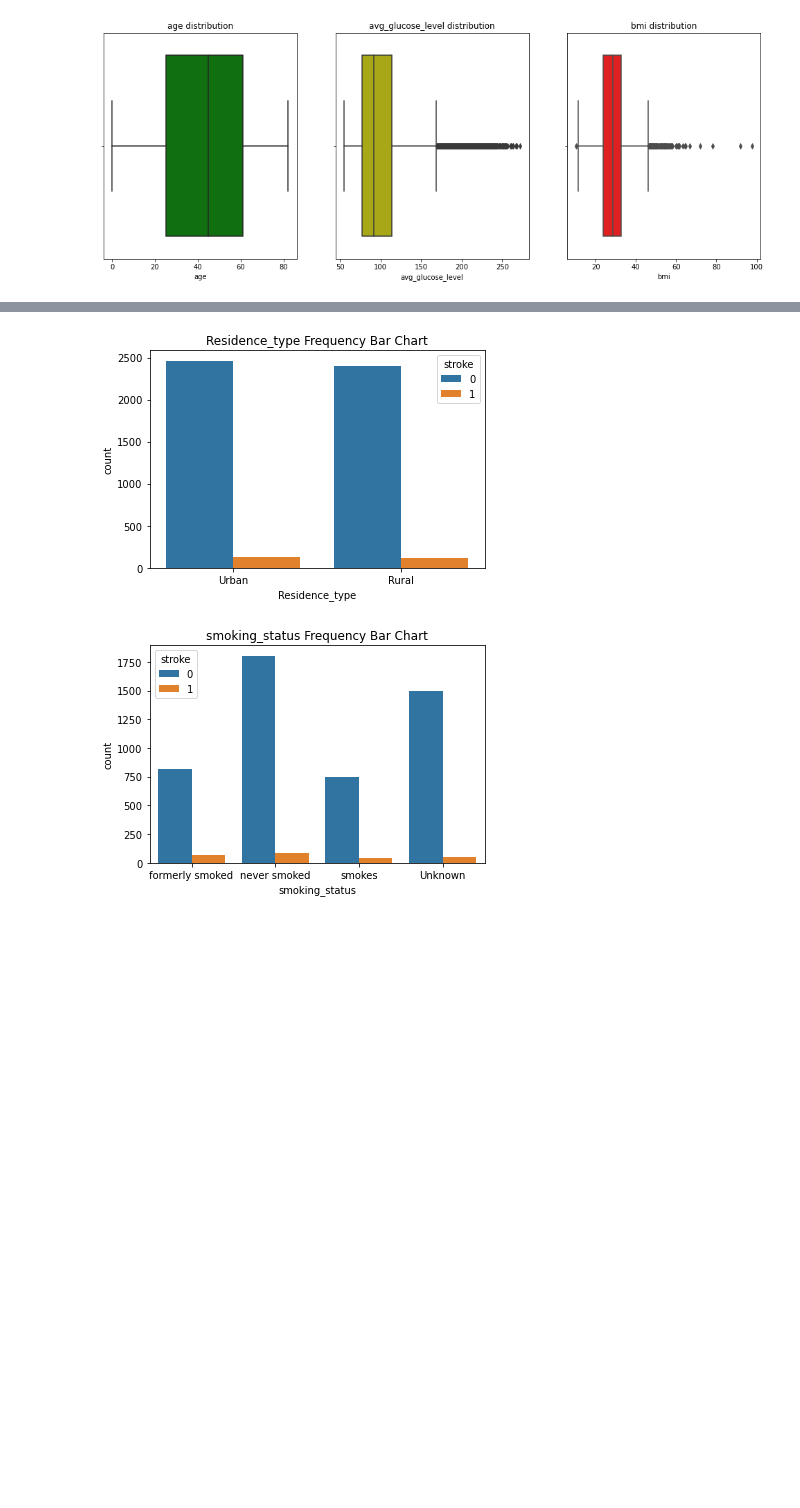
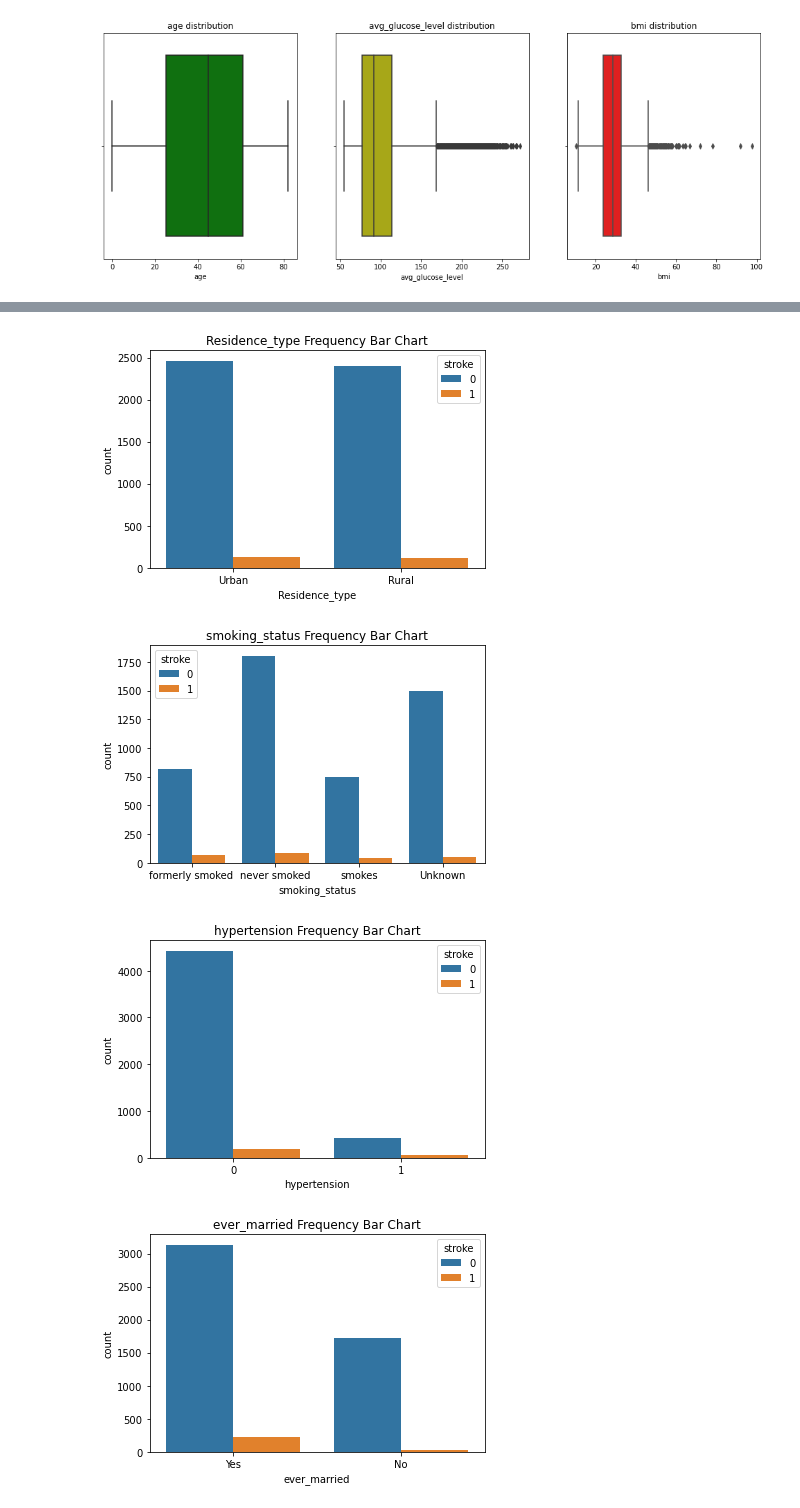
Before and after one commit to SophiaBouchama/stroke-prediction-portfolio, a Jupyter notebook: Stroke-Project.ipynb, the cells around one changed output, grey strips where cells are left out. Cells and saved outputs as stored; diff of their text form; code cells hidden in the pictures; blank space fills up the shorter version.

```diff
--- a/Stroke-Project.ipynb
+++ b/Stroke-Project.ipynb
@@ -423,16 +424,19 @@ for feature in continuous_numerical:
 # %% [output]
 [figure]
 # %%
+binary = ['hypertension', 'ever_married', 'gender']
+categorical_and_binary = categorical + binary
 
-
-for feature in categorical:
+for feature in categorical_and_binary:
     sns.countplot(x=feature, hue="stroke", data=df)
     plt.title(feature + ' Frequency Bar Chart')
     plt.xlabel(feature)
     plt.show()
 # %% [output]
 [figure]
 [figure]
 [figure]
 [figure]
 [figure]
+[figure, added]
+[figure, added]
```
Also changed, not shown: parts of 11 cells of this notebook.
